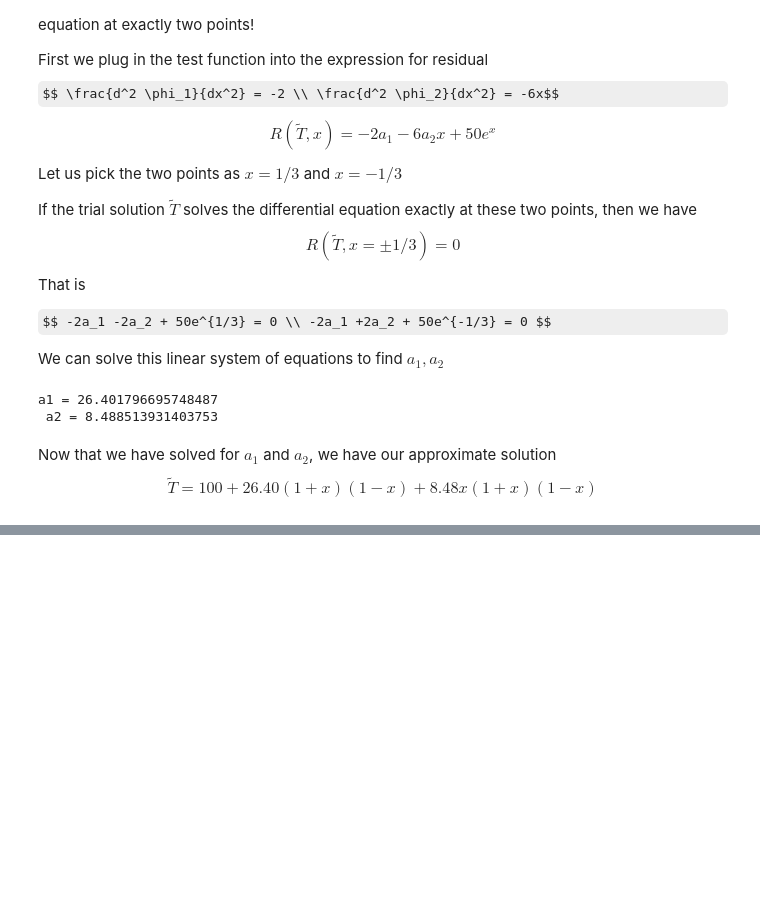
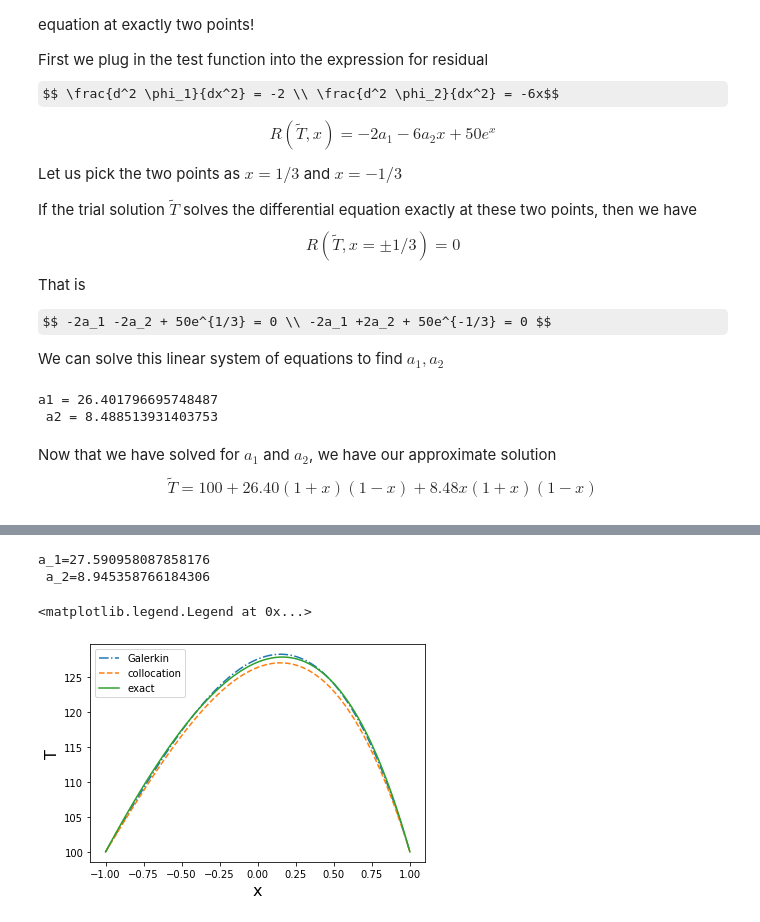
Before and after one commit to bharath-kamath705/FEM_PoissonEq, a Jupyter notebook: Poisson_Eq.ipynb, the cells around one changed output, grey strips where cells are left out. Drawn from its saved outputs; the diff is of its cells as text; code cells hidden in the pictures; some formulas as TeX source; blank space fills up the shorter version.

```diff
--- a/Poisson_Eq.ipynb
+++ b/Poisson_Eq.ipynb
@@ -96,0 +143,23 @@ plt.legend()
+# %%
+# coefficients of a_1 and a_2
+C = np.array([[-8/3, 0],[0, -8/5]])
+d = np.array([[-200*np.exp(-1)], [-100*np.exp(1) + 700*np.exp(-1)]])
+y = np.linalg.solve(C,d)
+
+# unpack a_1 and a_2
+a_1, a_2 = y[0,0], y[1,0]
+print("a_1={} \n a_2={}".format(a_1,a_2))
+# %% [output]
+a_1=27.590958087858176
+ a_2=8.945358766184306
+# %%
+T_FEM = 100 + 27.59*(1+x)*(1-x) + 8.95*x*(1+x)*(1-x)
+# plot results
+plt.plot(x, T_FEM, linestyle="-.", label="Galerkin")       # Galerkin Method
+plt.plot(x, T_approx, linestyle="--", label="collocation") # collocation method
+plt.plot(x, T_ex, label="exact")                           # exact solution
+plt.xlabel("x", fontsize="16"), plt.ylabel("T", fontsize="16")
+plt.legend()
+# %% [output]
+<matplotlib.legend.Legend at 0x...>
+[figure, added]
```
Also changed, not shown: parts of 4 cells of this notebook.
